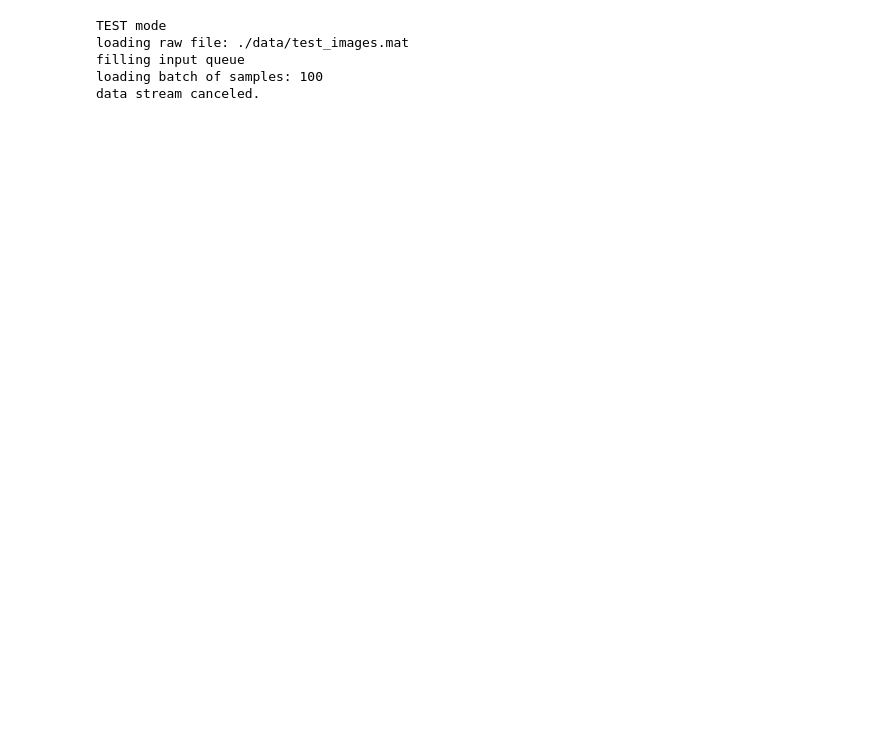
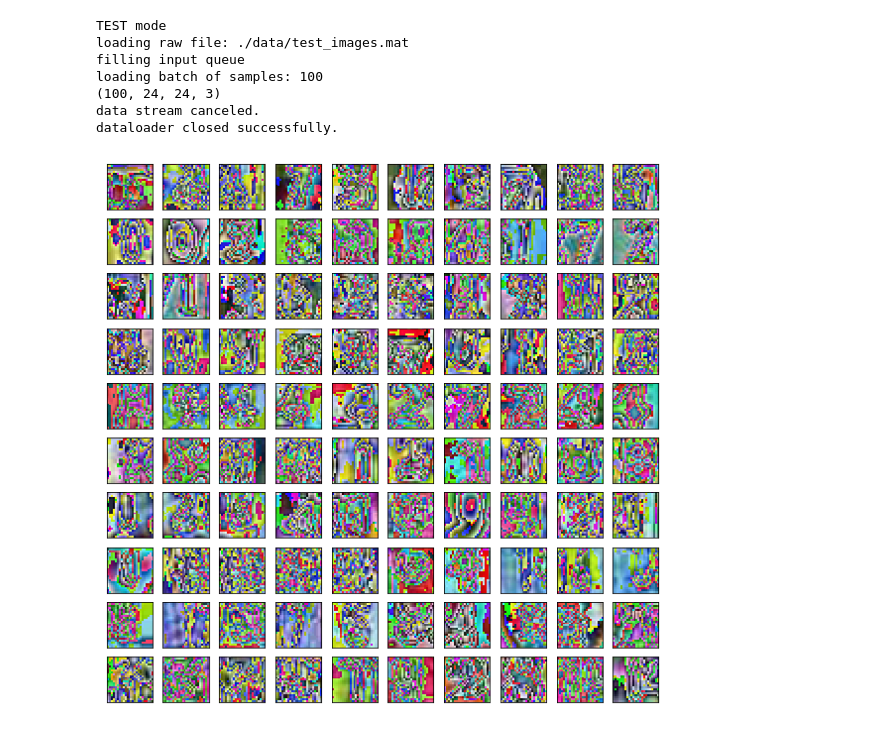
Before and after one commit to gypleon/AI_Ass_SVHN, a Jupyter notebook: test.ipynb, the cells around one changed output. Cells and saved outputs as stored; diff of their text form; code cells hidden in the pictures; blank space fills up the shorter version.

```diff
--- a/test.ipynb
+++ b/test.ipynb
@@ -264,29 +262,31 @@ loading batch of samples: 19
 # %%
 if __name__ == "__main__":
   fig = plt.figure(figsize=(10, 10))
   num_valid_samples = NUM_EXAMPLES_PER_EPOCH_FOR_TEST
   num_plot_cols = NUM_SUBPLOT_COLS
   num_plot_rows = int(math.ceil(num_valid_samples/num_plot_cols))
-  labels = []
 
   with tf.Graph().as_default():
     dataloader = DataLoader(GEN_TEST_PATH, num_valid_samples=num_valid_samples, is_test=True)
     image_batch = dataloader.load_batch()
     run_options = tf.RunOptions(timeout_in_ms=4000000)
     with tf.Session() as session:
       dataloader.load(session)
-      images = session.run([image_batch], options=run_options)
+      images = session.run(image_batch, options=run_options)
       print(images.shape)
       for batch_i in range(num_valid_samples):
         sub_plot = fig.add_subplot(num_plot_rows, num_plot_cols, batch_i+1)
         sub_plot.xaxis.set_visible(False)
         sub_plot.yaxis.set_visible(False)
         plt.imshow(images[batch_i])
       dataloader.close(session)
   plt.show()
 # %% [output]
 TEST mode
 loading raw file: ./data/test_images.mat
 filling input queue
 loading batch of samples: 100
+(100, 24, 24, 3)
 data stream canceled.
+dataloader closed successfully.
+[figure, added]
```
Also changed, not shown: parts of 3 cells of this notebook, 2 other files.
